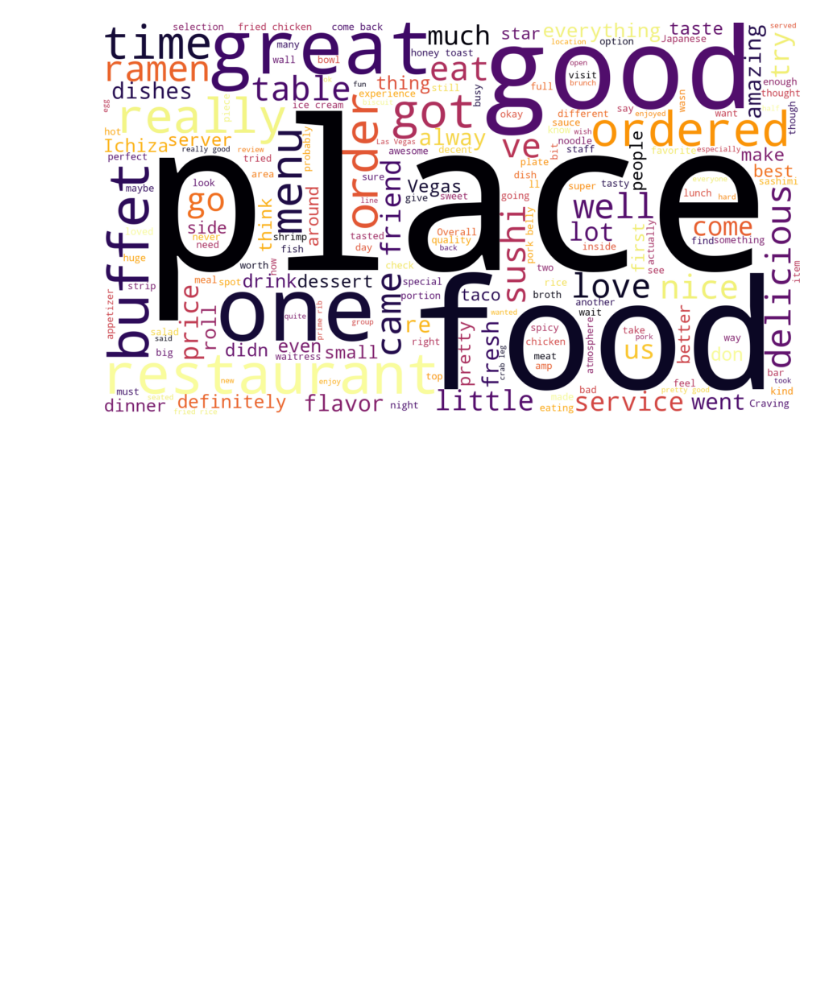
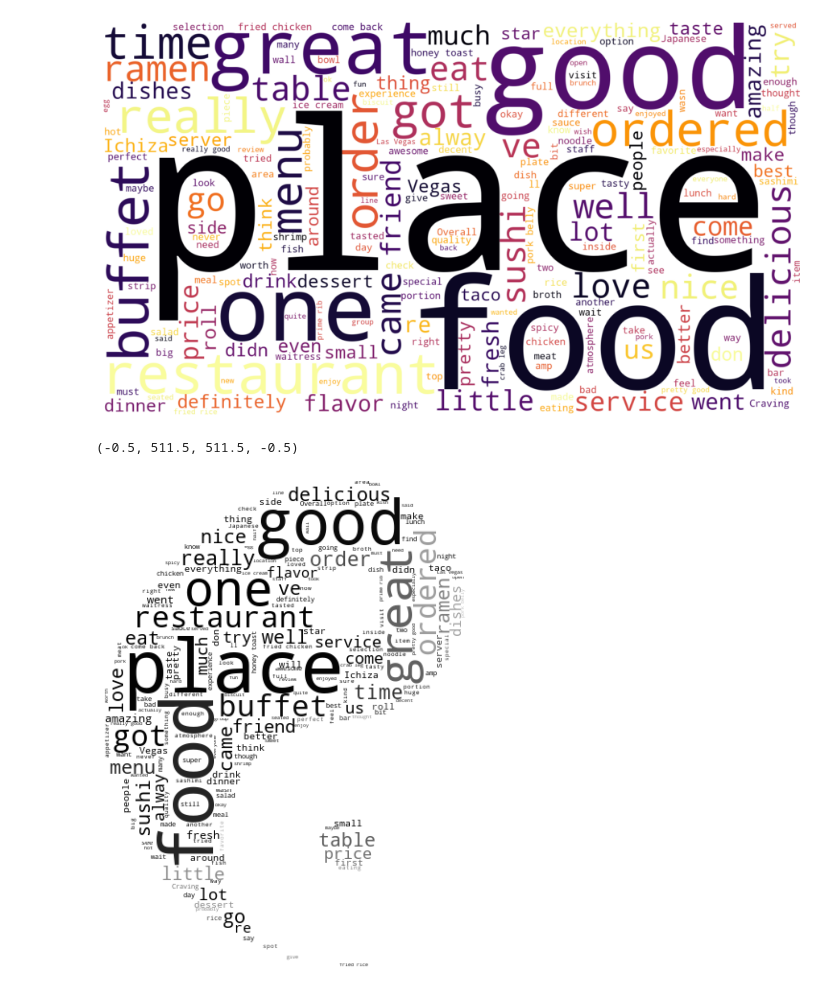
Before and after one commit to EleonoraBartolomucci/Fairness, a Jupyter notebook: Sentiment/wordCloud.ipynb, the cells around one changed output. Saved outputs shown, nothing was run; the diff lists cells and outputs as text; code cells hidden in the pictures; blank space fills up the shorter version.

```diff
--- a/Sentiment/wordCloud.ipynb
+++ b/Sentiment/wordCloud.ipynb
@@ -69,3 +69,32 @@ plt.axis("off")
 # %% [output]
 (-0.5, 1599.5, 899.5, -0.5)
 [figure]
+# %%
+from PIL import Image
+import numpy as np
+import matplotlib.pyplot as plt
+import matplotlib
+from wordcloud import WordCloud, STOPWORDS, ImageColorGenerator
+
+%matplotlib inline
+matplotlib.rcParams['figure.figsize'] = (16.0, 9.0)
+
+
+mask = np.array(Image.open("yinyang.jpg"))
+# Reading the script
+script = open("asian_reviews.txt").read()
+# Set of Stop words
+stopwords = set(STOPWORDS)
+# Create WordCloud Object
+wc = WordCloud(background_color="white", stopwords=stopwords,
+               width=1280, height=628, mask=mask)
+wc.generate(script)
+# Image Color Generator
+image_colors = ImageColorGenerator(mask)
+
+plt.figure()
+plt.imshow(wc.recolor(color_func=image_colors), interpolation="bilinear")
+plt.axis("off")
+# %% [output]
+(-0.5, 511.5, 511.5, -0.5)
+[figure, added]
```
